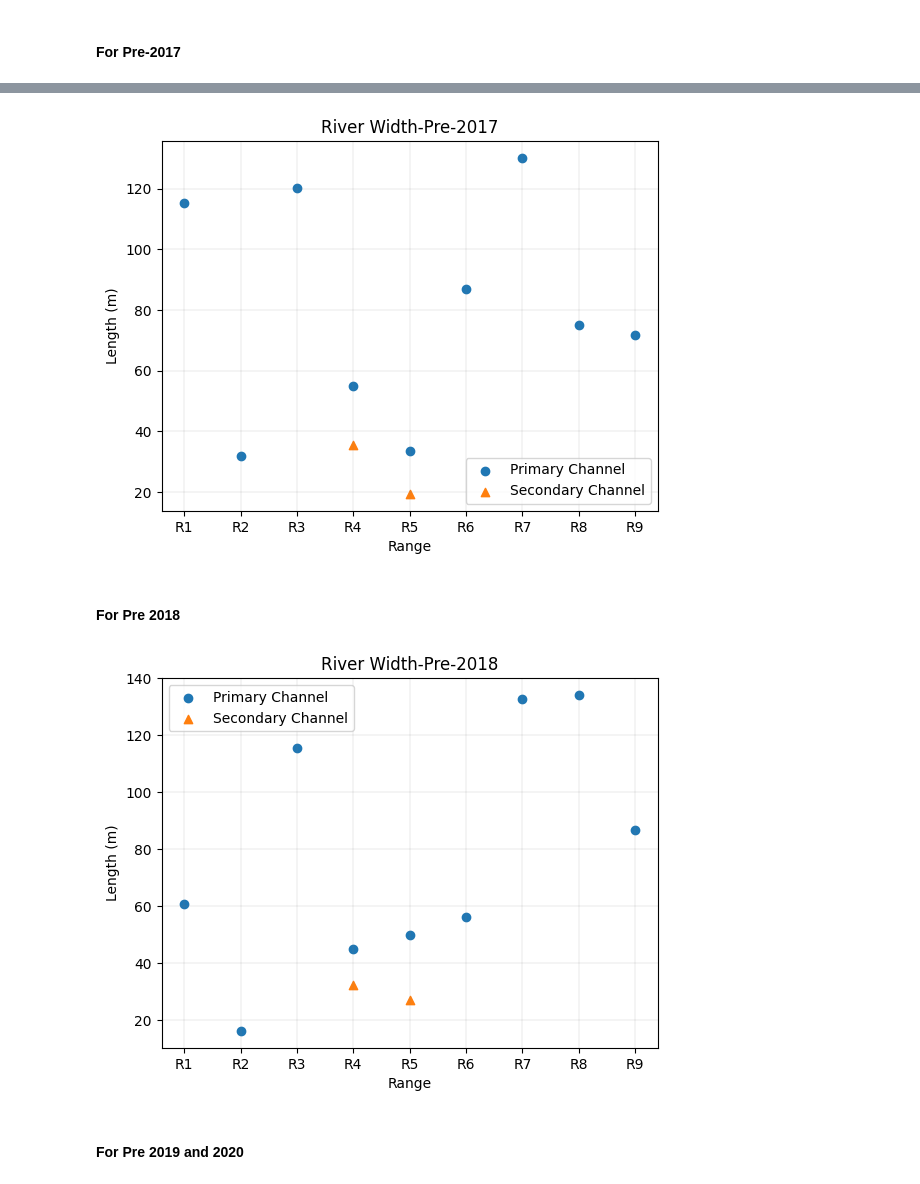
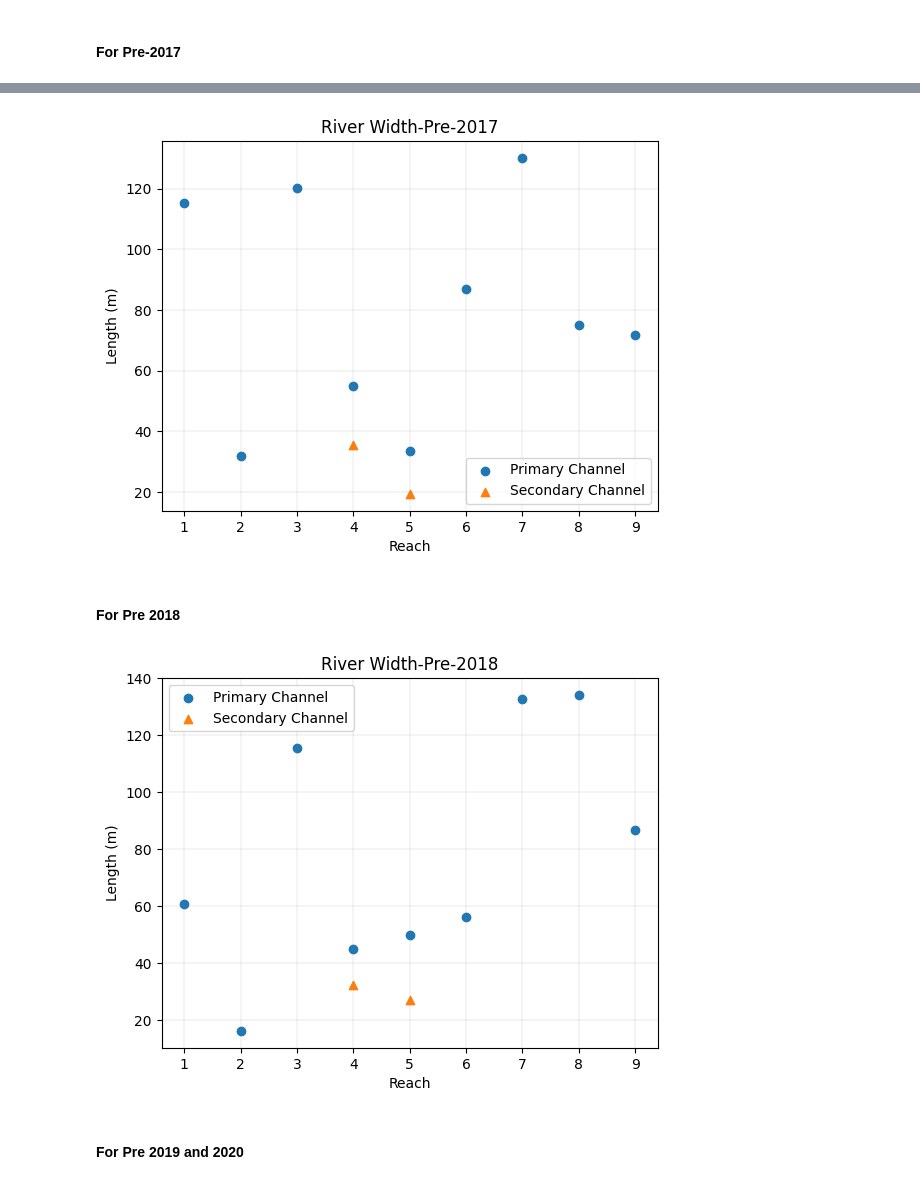
Before and after one commit to sohan23/Git-Repo-Sand-Mining-Impact-Analysis, a Jupyter notebook: River Width/RivWidth.ipynb, the cells around one changed output, grey strips where cells are left out. Saved outputs shown, nothing was run; the diff lists cells and outputs as text; code cells hidden in the pictures.

```diff
--- a/River Width/RivWidth.ipynb
+++ b/River Width/RivWidth.ipynb
@@ -75,22 +75,22 @@ df1
 # %%
 # Create a new column 'marker' to control the marker style of each point in the line plot
 df1['marker'] = df1.groupby('Range')['Length'].transform(
     lambda x: ['o' if i == 1 else '^' for i in x.rank(ascending=False)])
 
 # Create a line plot with x as Range and y as Length, where the marker value controls the marker style of each point
 for marker in df1['marker'].unique():
     plt.scatter(df1.loc[df1['marker'] == marker, 'Range'],
              df1.loc[df1['marker'] == marker, 'Length'], marker=marker,s=36)
 
 # Show the plot
-plt.xlabel('Range')
+plt.xlabel('Reach')
 plt.ylabel('Length (m)')
 plt.title('River Width-Pre-2017')
 plt.legend(['Primary Channel', 'Secondary Channel'], loc='lower right')
 plt.grid(True, color='grey', linestyle='-', linewidth=0.25, alpha=0.5)
 plt.show()
 # %% [output]
-[figure, old version]
+[figure, new version]
 # %% [markdown]
 #### For Pre 2018
 # %%
@@ -109,14 +109,14 @@ for marker in df2['marker'].unique():
 
 # Show the plot
 # plt.plot(df2['Range'], df2['Length'], 'o', color='blue')
-plt.xlabel('Range')
+plt.xlabel('Reach')
 plt.ylabel('Length (m)')
 plt.title('River Width-Pre-2018')
 plt.legend(['Primary Channel', 'Secondary Channel'], loc='best')
 plt.grid(True, color='grey', linestyle='-', linewidth=0.25, alpha=0.5)
 plt.show()
 # %% [output]
-[figure, old version]
+[figure, new version]
 # %% [markdown]
 #### For Pre 2019 and 2020
 # %%
```
Also changed, not shown: parts of 6 cells of this notebook, 41 other files.
